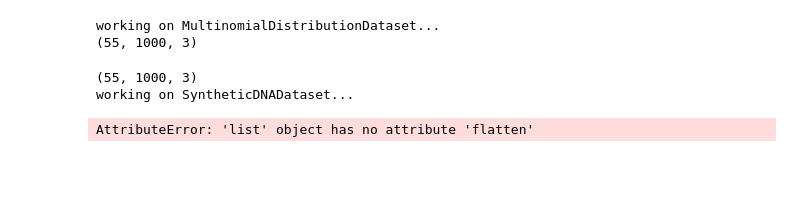
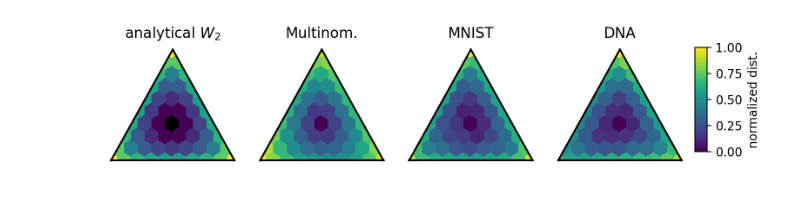
Before and after one commit to njwfish/DistributionEmbeddings, a Jupyter notebook: notebooks/multinomial_fig.ipynb, the cells around one changed output. Cells and saved outputs as stored; diff of their text form; code cells hidden in the pictures; blank space fills up the shorter version.

```diff
--- a/notebooks/multinomial_fig.ipynb
+++ b/notebooks/multinomial_fig.ipynb
@@ -33,7 +70,44 @@ cfg_sets = [base_cfg, dna_cfg, mnist_cfg]
 # %%
+def simplex_grid(dim, points_per_dim):
+    lin = np.linspace(0, 1, points_per_dim)
+    grid = np.array(list(product(*([lin] * dim))))
+    grid = grid[np.isclose(grid.sum(axis=1), 1)]  # keep only rows that sum to 1
+    return grid
+
+points_per_dim = 10
+k = 3
+set_size = 1000
+
+mix_probs_labels = simplex_grid(k, points_per_dim)
+
+w = w2_multinom_pairwise(mix_probs_labels)
+dna = np.load('numerical_results/dna_multinomial_hyena_dists.npy')
+mnist = np.load('numerical_results/mnist_multinomial_ConvDistributionEncoder_dists.npy')
+plain = np.load('numerical_results/plain_multinomial_DistributionEncoderGNN_dists.npy')
-# %% [output]
-working on MultinomialDistributionDataset...
-(55, 1000, 3)
-(55, 1000, 3)
-working on SyntheticDNADataset...
-AttributeError: 'list' object has no attribute 'flatten'
+# %%
+
+from matplotlib.cm import ScalarMappable
+from matplotlib.colors import Normalize
+
+fig, axs = plt.subplots(1, 4, figsize=(7, 2), dpi=200)  # 1 row, 4 plots :)
+
+norm = Normalize(vmin=0, vmax=1)
+cmap = plt.get_cmap('viridis')  # or any other!
+
+# plot them in order: w, plain, mnist, dna
+plot_ternary(axs[0], w, mix_probs_labels, scale=9, title=r'analytical $W_2$')
+plot_ternary(axs[1], plain, mix_probs_labels, scale=9, title='Multinom.')
+plot_ternary(axs[2], mnist, mix_probs_labels, scale=9, title='MNIST')
+plot_ternary(axs[3], dna, mix_probs_labels, scale=9, title='DNA')
+
+plt.subplots_adjust(right=0.96)
+
+# add vertical colorbar in the freed-up space
+sm = ScalarMappable(norm=norm, cmap=cmap)
+cbar_ax = fig.add_axes([0.99, 0.2, 0.02, 0.6])  # [left, bottom, width, height]
+fig.colorbar(sm, cax=cbar_ax, label='normalized dist.')
+
+plt.tight_layout()
+plt.show()
+# %% [output]
+[figure, added]
```
Also changed, not shown: parts of 5 cells of this notebook, 13 other files.
